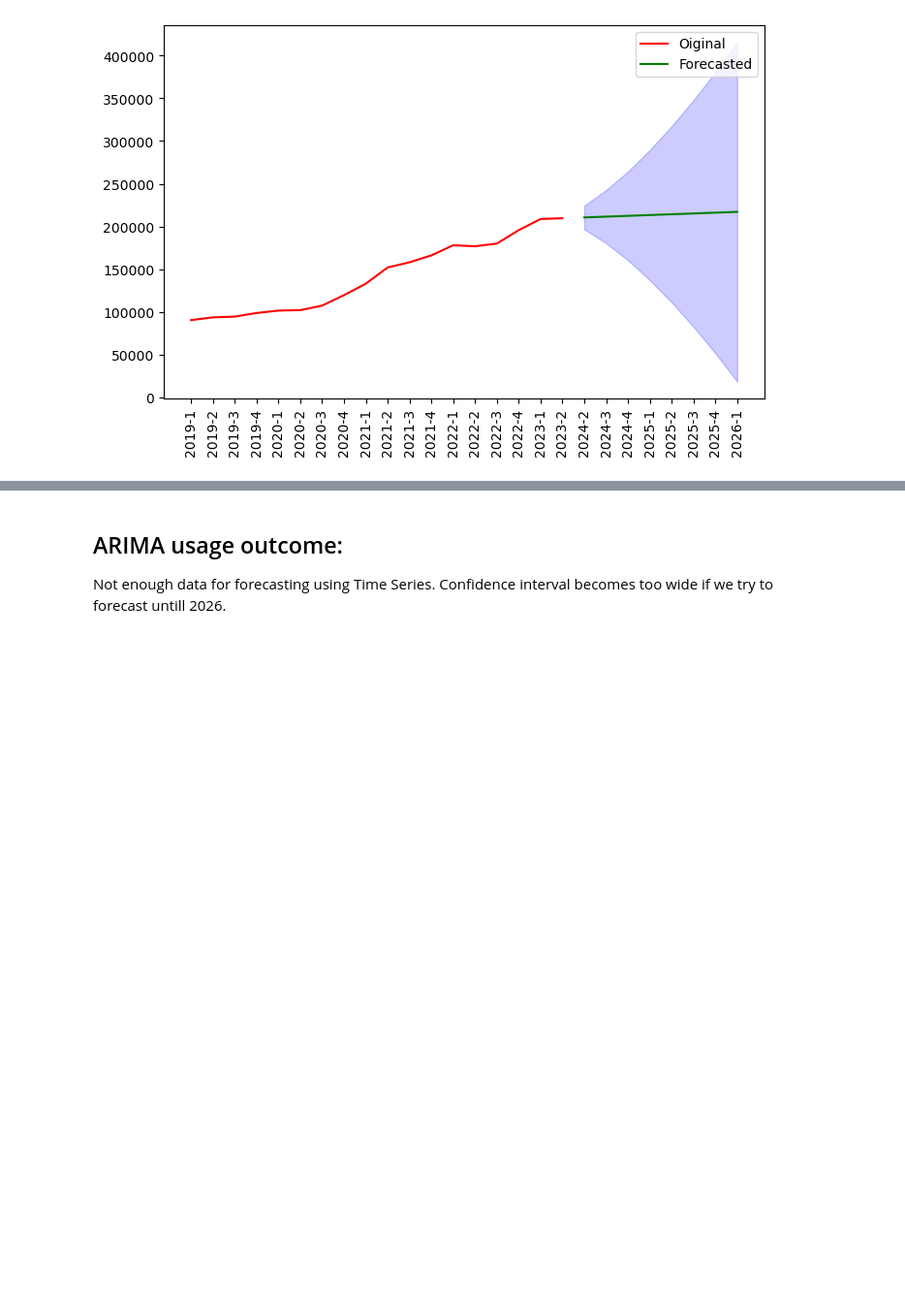
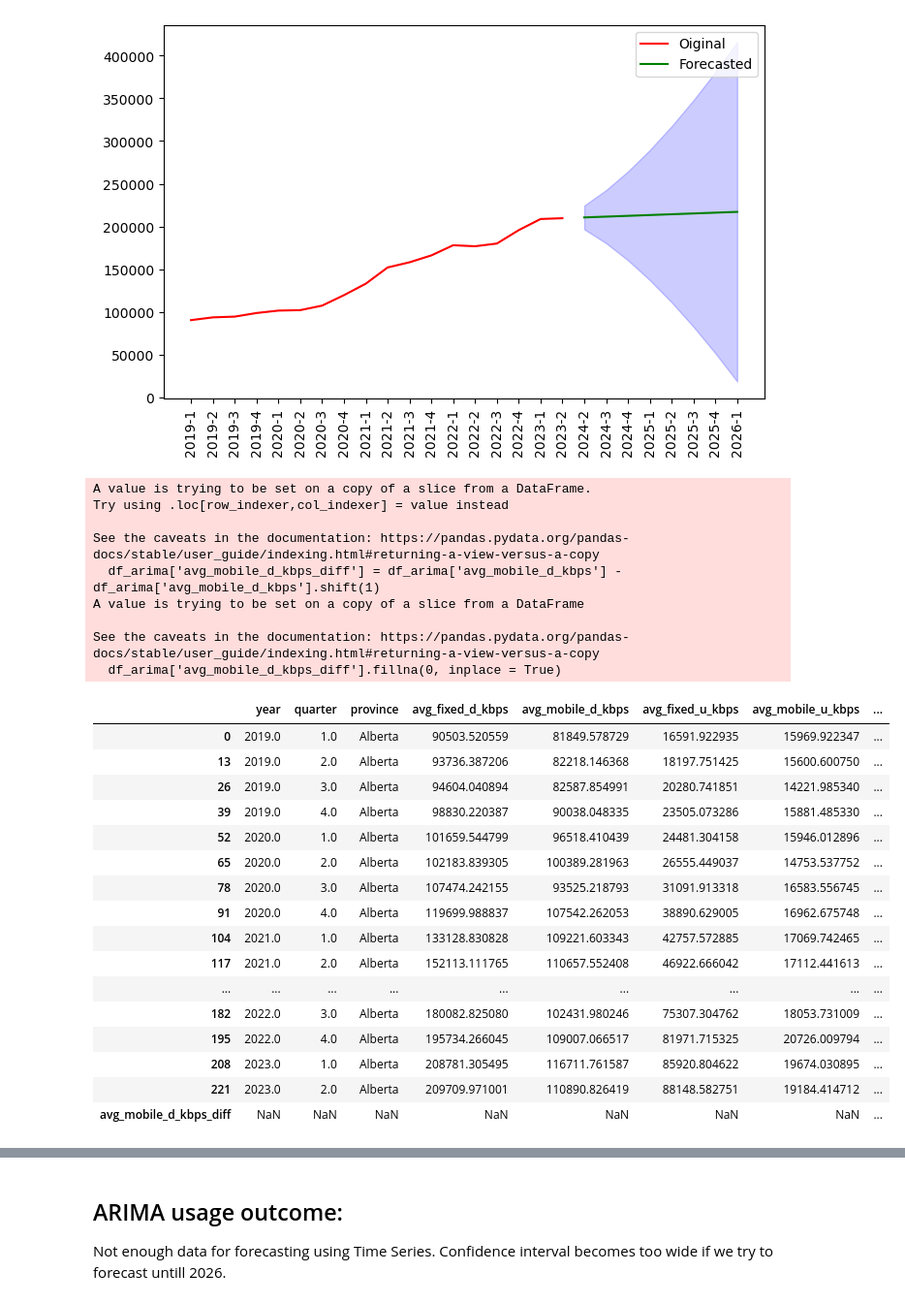
Before and after one commit to orlovtsu/ookla-statcan-analysis-group1, a Jupyter notebook: notebooks/hackathon/Sergey-EDA.ipynb, the cells around one changed output, grey strips where cells are left out. Shown at 97% size. Cells and saved outputs as stored; diff of their text form; code cells hidden in the pictures; blank space fills up the shorter version.

```diff
--- a/notebooks/hackathon/Sergey-EDA.ipynb
+++ b/notebooks/hackathon/Sergey-EDA.ipynb
@@ -747,3 +733,34 @@ plt.legend()
 plt.show()
 # %% [output]
 [figure]
+# %%
+df_arima['avg_mobile_d_kbps_diff'] = df_arima['avg_mobile_d_kbps'] - df_arima['avg_mobile_d_kbps'].shift(1)
+df_arima['avg_mobile_d_kbps_diff'].fillna(0, inplace = True)
+df_arima
+# %% [output]
+A value is trying to be set on a copy of a slice from a DataFrame.
+Try using .loc[row_indexer,col_indexer] = value instead
+
+See the caveats in the documentation: https://pandas.pydata.org/pandas-docs/stable/user_guide/indexing.html#returning-a-view-versus-a-copy
+  df_arima['avg_mobile_d_kbps_diff'] = df_arima['avg_mobile_d_kbps'] - df_arima['avg_mobile_d_kbps'].shift(1)
+A value is trying to be set on a copy of a slice from a DataFrame
+
+See the caveats in the documentation: https://pandas.pydata.org/pandas-docs/stable/user_guide/indexing.html#returning-a-view-versus-a-copy
+  df_arima['avg_mobile_d_kbps_diff'].fillna(0, inplace = True)
+|  | year | quarter | province | avg_fixed_d_kbps | avg_mobile_d_kbps | avg_fixed_u_kbps | avg_mobile_u_kbps | ... |
+| 0 | 2019.0 | 1.0 | Alberta | 90503.520559 | 81849.578729 | 16591.922935 | 15969.922347 | ... |
+| 13 | 2019.0 | 2.0 | Alberta | 93736.387206 | 82218.146368 | 18197.751425 | 15600.600750 | ... |
+| 26 | 2019.0 | 3.0 | Alberta | 94604.040894 | 82587.854991 | 20280.741851 | 14221.985340 | ... |
+| 39 | 2019.0 | 4.0 | Alberta | 98830.220387 | 90038.048335 | 23505.073286 | 15881.485330 | ... |
+| 52 | 2020.0 | 1.0 | Alberta | 101659.544799 | 96518.410439 | 24481.304158 | 15946.012896 | ... |
+| 65 | 2020.0 | 2.0 | Alberta | 102183.839305 | 100389.281963 | 26555.449037 | 14753.537752 | ... |
+| 78 | 2020.0 | 3.0 | Alberta | 107474.242155 | 93525.218793 | 31091.913318 | 16583.556745 | ... |
+| 91 | 2020.0 | 4.0 | Alberta | 119699.988837 | 107542.262053 | 38890.629005 | 16962.675748 | ... |
+| 104 | 2021.0 | 1.0 | Alberta | 133128.830828 | 109221.603343 | 42757.572885 | 17069.742465 | ... |
+| 117 | 2021.0 | 2.0 | Alberta | 152113.111765 | 110657.552408 | 46922.666042 | 17112.441613 | ... |
+| ... | ... | ... | ... | ... | ... | ... | ... | ... |
+| 182 | 2022.0 | 3.0 | Alberta | 180082.825080 | 102431.980246 | 75307.304762 | 18053.731009 | ... |
+| 195 | 2022.0 | 4.0 | Alberta | 195734.266045 | 109007.066517 | 81971.715325 | 20726.009794 | ... |
+| 208 | 2023.0 | 1.0 | Alberta | 208781.305495 | 116711.761587 | 85920.804622 | 19674.030895 | ... |
+| 221 | 2023.0 | 2.0 | Alberta | 209709.971001 | 110890.826419 | 88148.582751 | 19184.414712 | ... |
+| avg_mobile_d_kbps_diff | NaN | NaN | NaN | NaN | NaN | NaN | NaN | ... |
```
Also changed, not shown: parts of 18 cells of this notebook.
